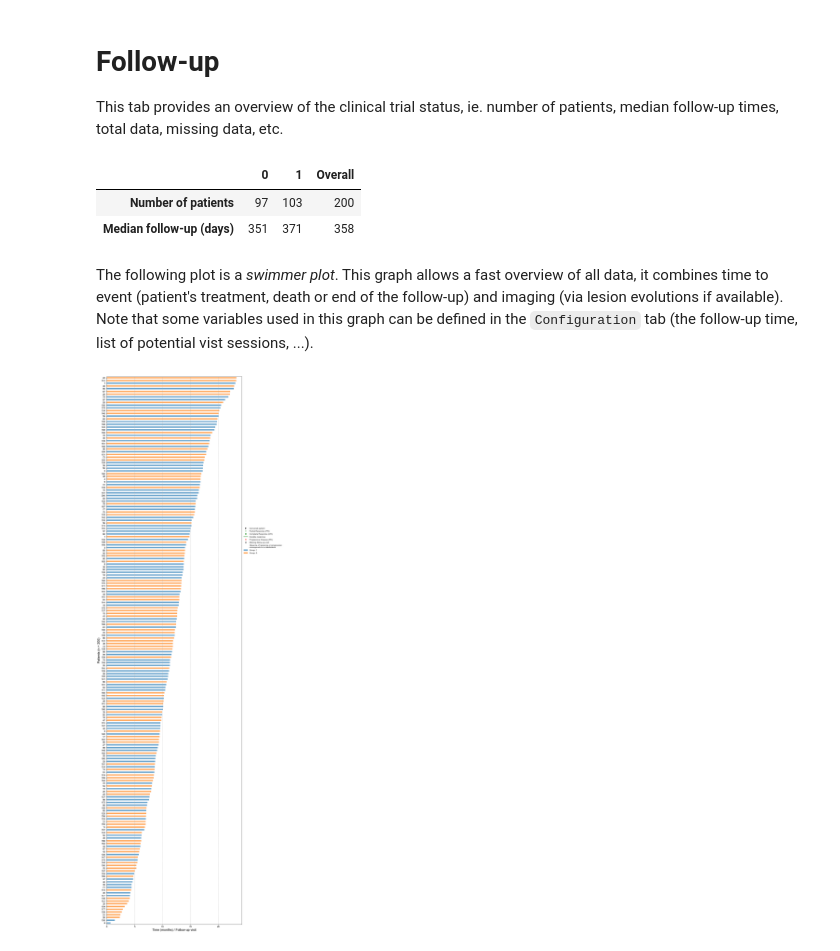
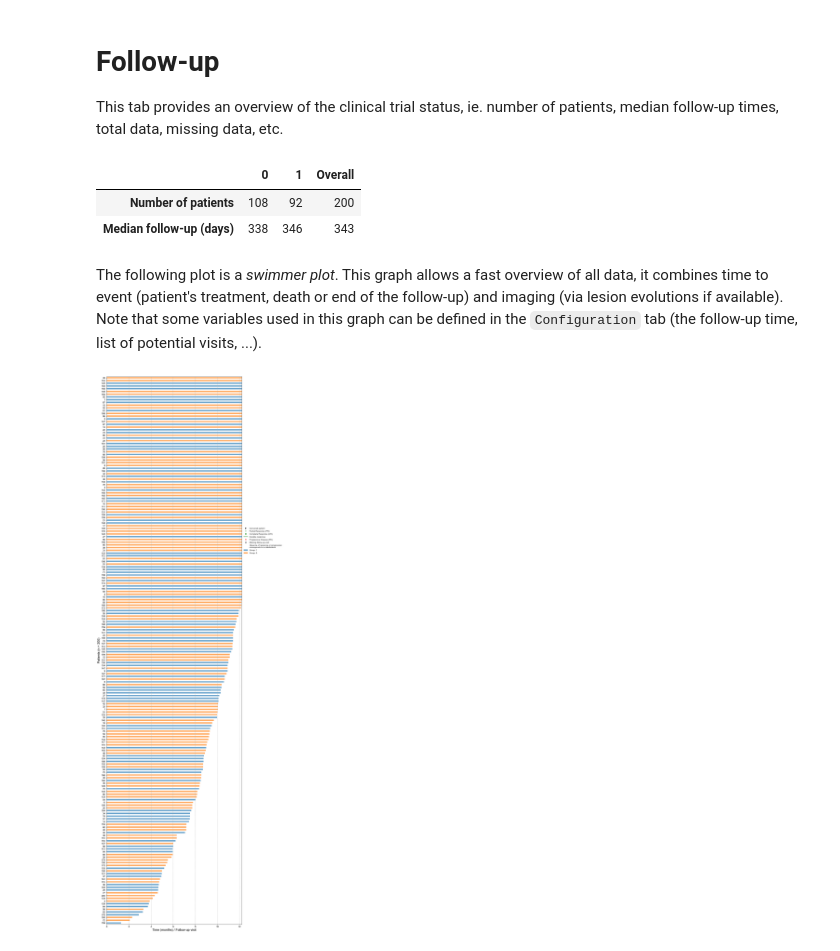
Before and after one commit to FabienBoux/Oncology-clinical-trial, a Jupyter notebook: Follow-up.ipynb, the cells around one changed output. Drawn from its saved outputs; the diff is of its cells as text; code cells hidden in the pictures.

````diff
--- a/Follow-up.ipynb
+++ b/Follow-up.ipynb
@@ -3,16 +3,17 @@
 
 This tab provides an overview of the clinical trial status, ie. number of patients, median follow-up times, total data, missing data, etc.
 # %%
+import os
 import sys
 sys.path.append("C:\\Users\\Fabien Boux\\Code\\ClinLib")
-
-from clinlib.database import Database
-database = Database("C:\\Users\\Fabien Boux\\Code\\Oncology-clinical-trial\\data\\dummy", idlength=3)
-database.add_resource({'metadata': "C:\\Users\\Fabien Boux\\Code\\Oncology-clinical-trial\\data\\dummy\\metadata.xlsx"})
 
 from functions.config import Config
 config = Config()
 config.read()
+
+from clinlib.database import Database
+database = Database(config.get_value('database', section='PATH'), idlength=3)
+database.add_resource({'metadata': os.path.join(config.get_value('database', section='PATH'), config.get_value('metadata', section='PATH'))})
 # %%
 import pandas as pd
 import numpy as np
@@ -30,23 +31,23 @@ df.loc['Median follow-up (days)'] = [(metadata['End'][metadata['Group'] == g] -
 df
 # %% [output]
 |  | 0 | 1 | Overall |
-| Number of patients | 97 | 103 | 200 |
-| Median follow-up (days) | 351 | 371 | 358 |
+| Number of patients | 108 | 92 | 200 |
+| Median follow-up (days) | 338 | 346 | 343 |
 # %% [markdown]
 The following plot is a *swimmer plot*. This graph allows a fast overview of all data, it combines time to event (patient's treatment, death or end of the follow-up) and imaging (via lesion evolutions if available).
-Note that some variables used in this graph can be defined in the ```Configuration``` tab (the follow-up time, list of potential vist sessions, ...).
+Note that some variables used in this graph can be defined in the ```Configuration``` tab (the follow-up time, list of potential visits, ...).
 # %%
 from functions.graph import swimmer_plot
 
 if config.is_key('followup_time'):
     followup_time = config.get_value('followup_time')
 else:
-    followup_time = 24
+    followup_time = 12
 if config.is_key('followup_visits'):
     followup_visits = config.get_value('followup_visits')
 else:
     followup_visits = None
 
 swimmer_plot(database, followup_time=followup_time, followup_visits=followup_visits);
 # %% [output]
-[figure, old version]
+[figure, new version]
````
Also changed, not shown: 5 other files.
